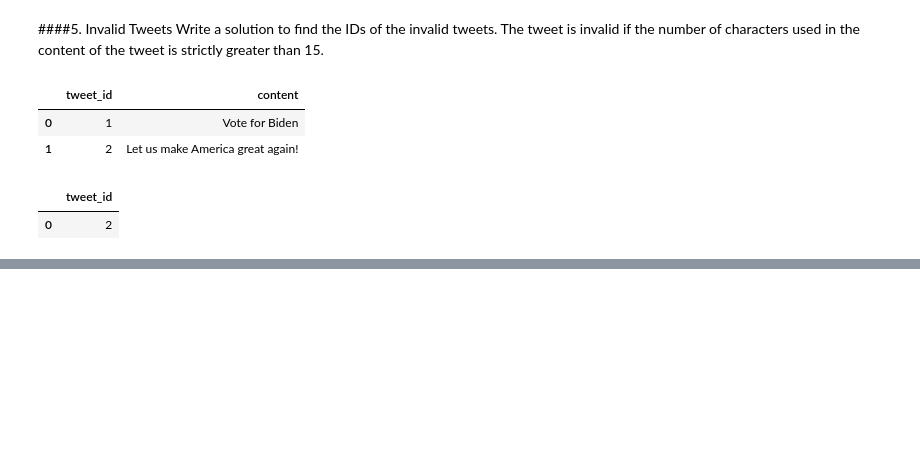
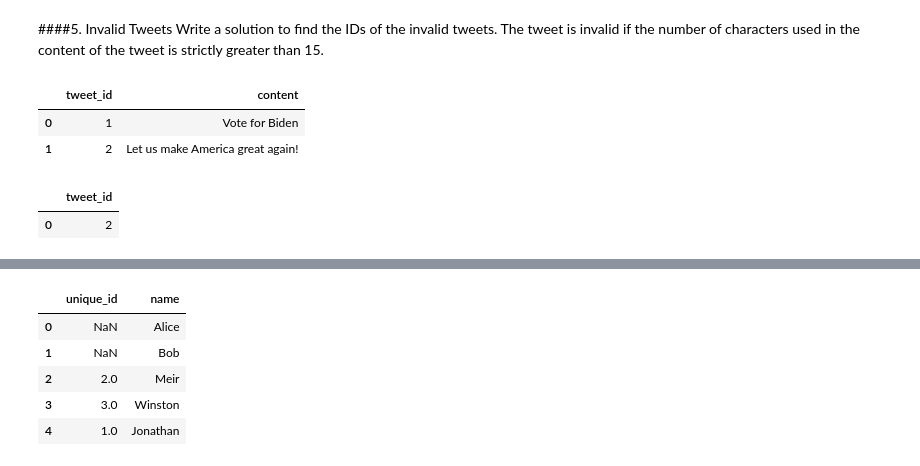
Before and after one commit to d9ria/SQL-G-Practice, a Jupyter notebook: SQL_50_LeetCode.ipynb, the cells around one changed output, grey strips where cells are left out. Cells and saved outputs as stored; diff of their text form; code cells hidden in the pictures; blank space fills up the shorter version.

```diff
--- a/SQL_50_LeetCode.ipynb
+++ b/SQL_50_LeetCode.ipynb
@@ -153,0 +234,11 @@ select(sql)
+# %%
+sql = '''select coalesce(u.unique_id, null) as unique_id, t.name from employees t
+left join employees_uni u on t.id = u.id'''
+select(sql)
+# %% [output]
+|  | unique_id | name |
+| 0 | NaN | Alice |
+| 1 | NaN | Bob |
+| 2 | 2.0 | Meir |
+| 3 | 3.0 | Winston |
+| 4 | 1.0 | Jonathan |
```
Also changed, not shown: parts of 13 cells of this notebook.
